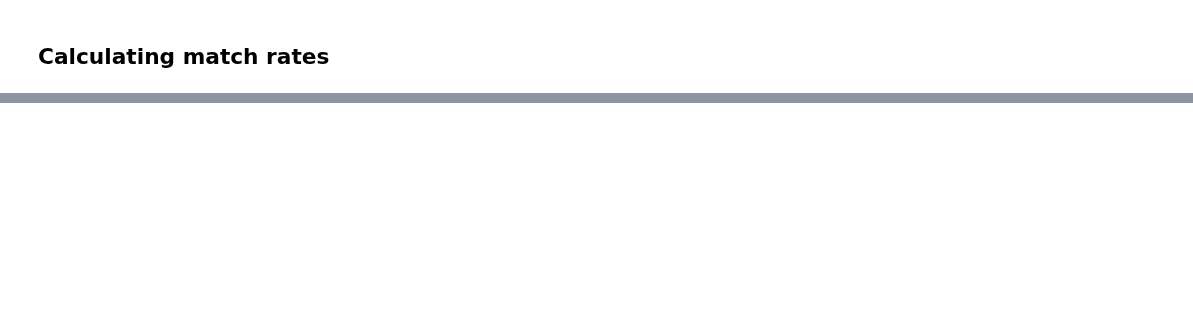
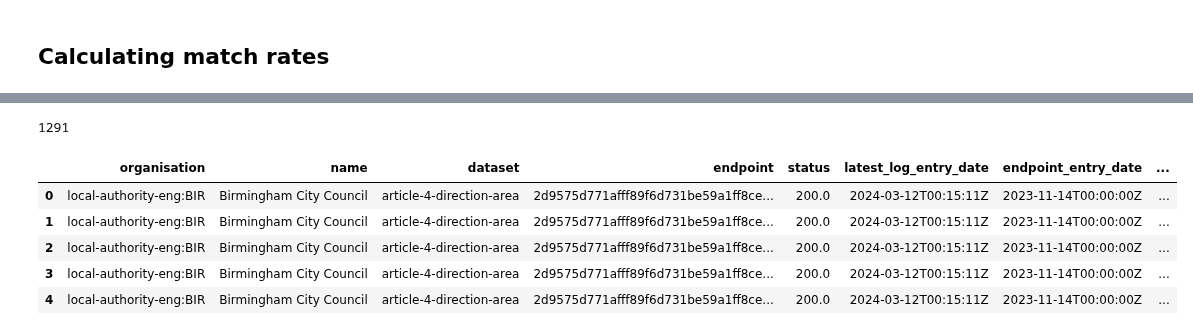
Before and after one commit to digital-land/jupyter-analysis, a Jupyter notebook: service_report/master_report/compliance-to-standard-new.ipynb, the cells around one changed output, grey strips where cells are left out. Cells and saved outputs as stored; diff of their text form; code cells hidden in the pictures; blank space fills up the shorter version.

```diff
--- a/service_report/master_report/compliance-to-standard-new.ipynb
+++ b/service_report/master_report/compliance-to-standard-new.ipynb
@@ -41,35 +43,11 @@ def get_endpoint_resource_data():
     datasette_url = "https://datasette.planning.data.gov.uk/"
 
     params = urllib.parse.urlencode({
-        "sql": f"""
-        select
-            e.endpoint_url,
-            l.endpoint,
-            l.status,
-            l.exception,
-            s.collection,
-            l.resource,
-            sp.pipeline,
-            s.organisation,
-            o.name,
-            l.entry_date as log_entry_date,
-            e.entry_date as endpoint_entry_date,
-            e.end_date as endpoint_end_date,
-            r.start_date as resource_start_date,
-            r.end_date as resource_end_date
-        from
-            most_recent_log l
-            inner join source s on l.endpoint = s.endpoint
-            inner join endpoint e on l.endpoint = e.endpoint
-            inner join organisation o on o.organisation = replace(s.organisation, '-eng', '')
-            inner join source_pipeline sp on s.source = sp.source
-            left join resource r on l.resource = r.resource
-        where
-            sp.pipeline IN ('article-4-direction', 'article-4-direction-area', 'conservation-area', 'conservation-area-document', 'listed-building-outline', 'tree-preservation-order', 'tree-preservation-zone', 'tree')
-
-        order by s.organisation, sp.pipeline, log_entry_date desc
-        """,
-        "_size": "max"
+    "sql": f"""
+    select *
+    from reporting_latest_endpoints
+    """,
+    "_size": "max"
     })
 
     url = f"{datasette_url}digital-land.csv?{params}"
@@ -208,17 +212,25 @@ dataset_field_subset_df.head()
 # %%
 # rename pipeline to dataset in endpoint_resource table
 endpoint_resource_filtered_df.rename(columns={"pipeline":"dataset"}, inplace=True)
 
 # left join from endpoint resource table to all the fields that each dataset should have
 resource_spec_fields_df = endpoint_resource_filtered_df[
-    ["organisation", "name", "dataset", "endpoint", "status", "log_entry_date", "endpoint_entry_date", "resource"]
+    ["organisation", "name", "dataset", "endpoint", "status", "latest_log_entry_date", "endpoint_entry_date", "resource"]
     ].merge(
-        dataset_field_subset_df[["dataset", "field"]],
+        dataset_field_df[["dataset", "field"]],
         on = "dataset"
 )
 
 print(len(resource_spec_fields_df))
 resource_spec_fields_df.head()
+# %% [output]
+1291
+|  | organisation | name | dataset | endpoint | status | latest_log_entry_date | endpoint_entry_date | ... |
+| 0 | local-authority-eng:BIR | Birmingham City Council | article-4-direction-area | 2d9575d771afff89f6d731be59a1ff8ce... | 200.0 | 2024-03-12T00:15:11Z | 2023-11-14T00:00:00Z | ... |
+| 1 | local-authority-eng:BIR | Birmingham City Council | article-4-direction-area | 2d9575d771afff89f6d731be59a1ff8ce... | 200.0 | 2024-03-12T00:15:11Z | 2023-11-14T00:00:00Z | ... |
+| 2 | local-authority-eng:BIR | Birmingham City Council | article-4-direction-area | 2d9575d771afff89f6d731be59a1ff8ce... | 200.0 | 2024-03-12T00:15:11Z | 2023-11-14T00:00:00Z | ... |
+| 3 | local-authority-eng:BIR | Birmingham City Council | article-4-direction-area | 2d9575d771afff89f6d731be59a1ff8ce... | 200.0 | 2024-03-12T00:15:11Z | 2023-11-14T00:00:00Z | ... |
+| 4 | local-authority-eng:BIR | Birmingham City Council | article-4-direction-area | 2d9575d771afff89f6d731be59a1ff8ce... | 200.0 | 2024-03-12T00:15:11Z | 2023-11-14T00:00:00Z | ... |
 # %%
 # join on field present flag for each resource
 resource_fields_match = resource_spec_fields_df.merge(
```
Also changed, not shown: parts of 15 cells of this notebook.
